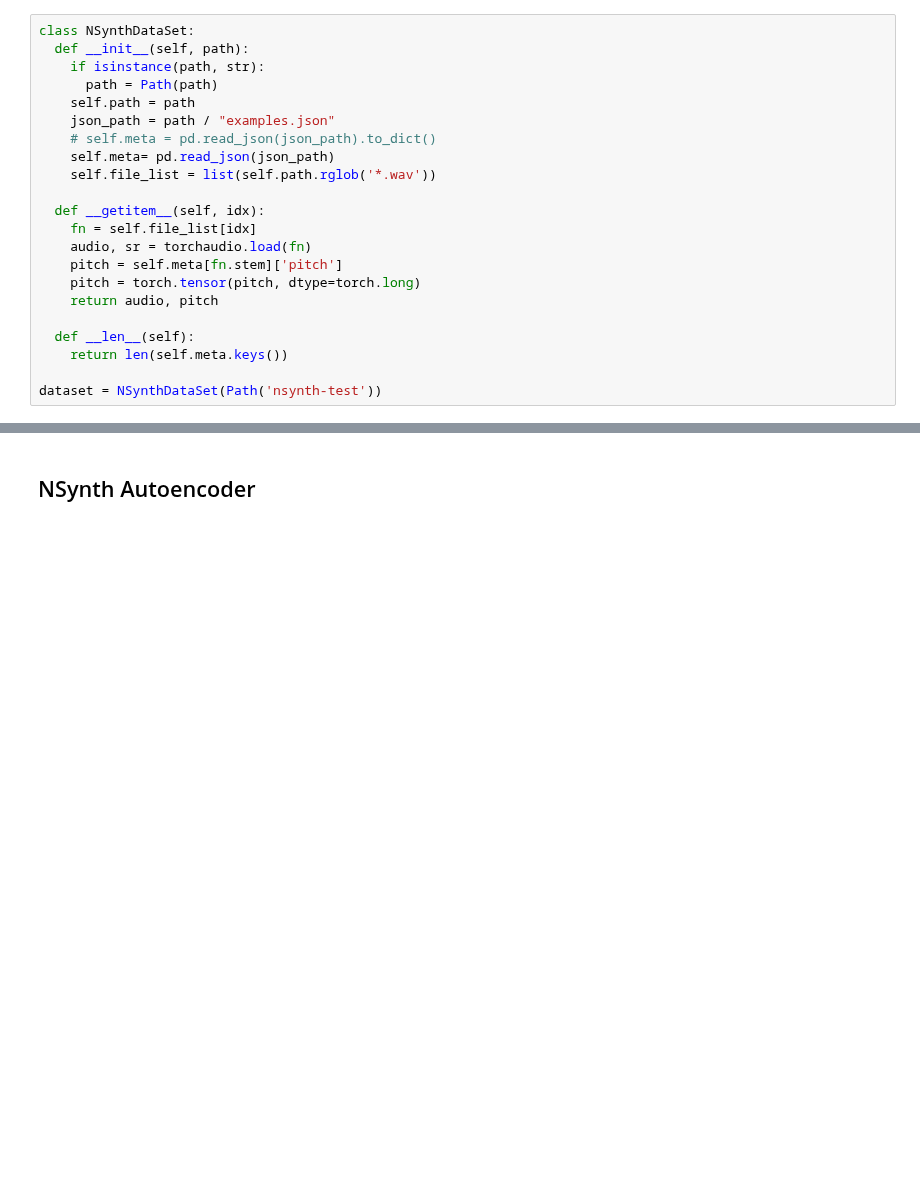
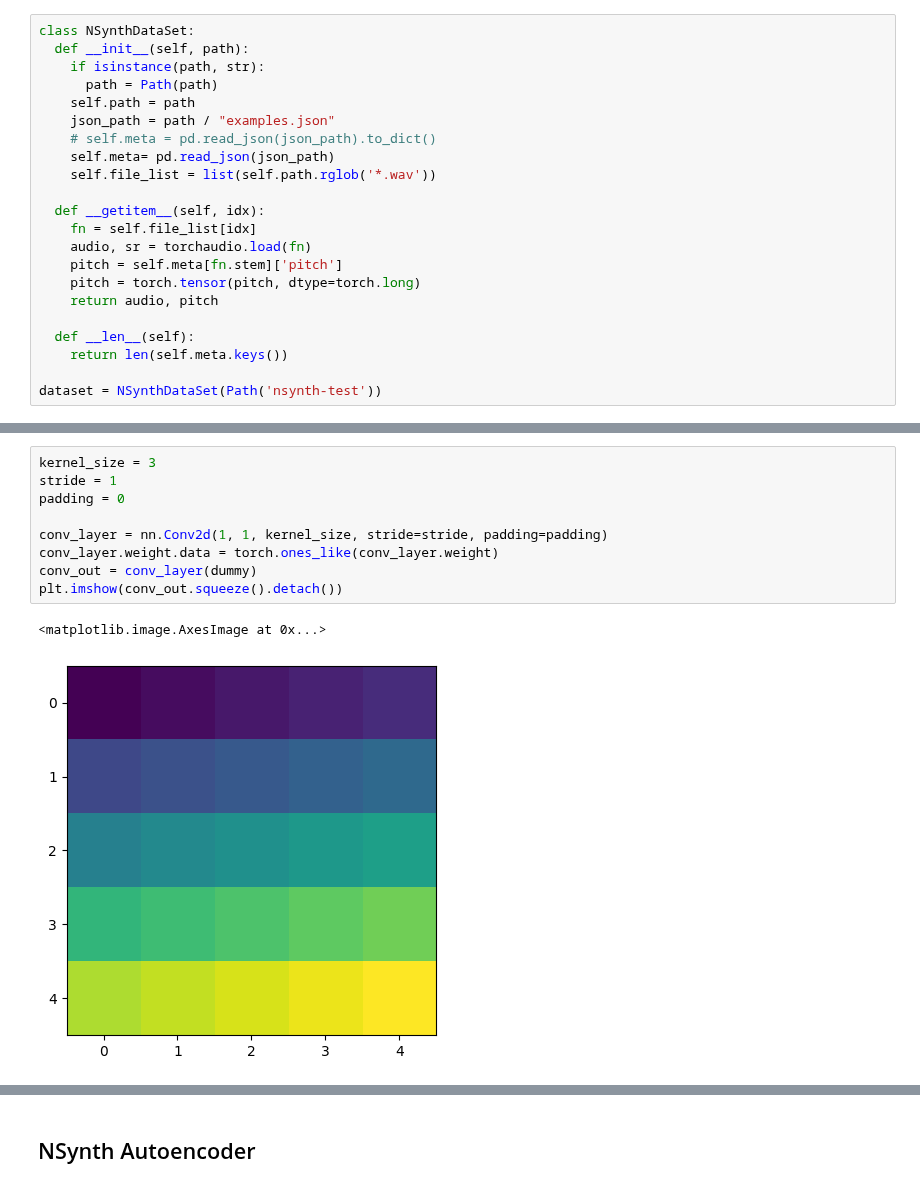
Before and after one commit to jdasam/ant5015, a Jupyter notebook: notebooks/14th_week_nsynth_autoencoder.ipynb, the cells around one changed output, grey strips where cells are left out. Cells and saved outputs as stored; diff of their text form; blank space fills up the shorter version.

```diff
--- a/notebooks/14th_week_nsynth_autoencoder.ipynb
+++ b/notebooks/14th_week_nsynth_autoencoder.ipynb
@@ -46,0 +69,12 @@ audio, pitch = batch
+# %%
+kernel_size = 3
+stride = 1
+padding = 0
+
+conv_layer = nn.Conv2d(1, 1, kernel_size, stride=stride, padding=padding)
+conv_layer.weight.data = torch.ones_like(conv_layer.weight)
+conv_out = conv_layer(dummy)
+plt.imshow(conv_out.squeeze().detach())
+# %% [output]
+<matplotlib.image.AxesImage at 0x...>
+[figure, added]
```
Also changed, not shown: parts of 21 cells of this notebook.
